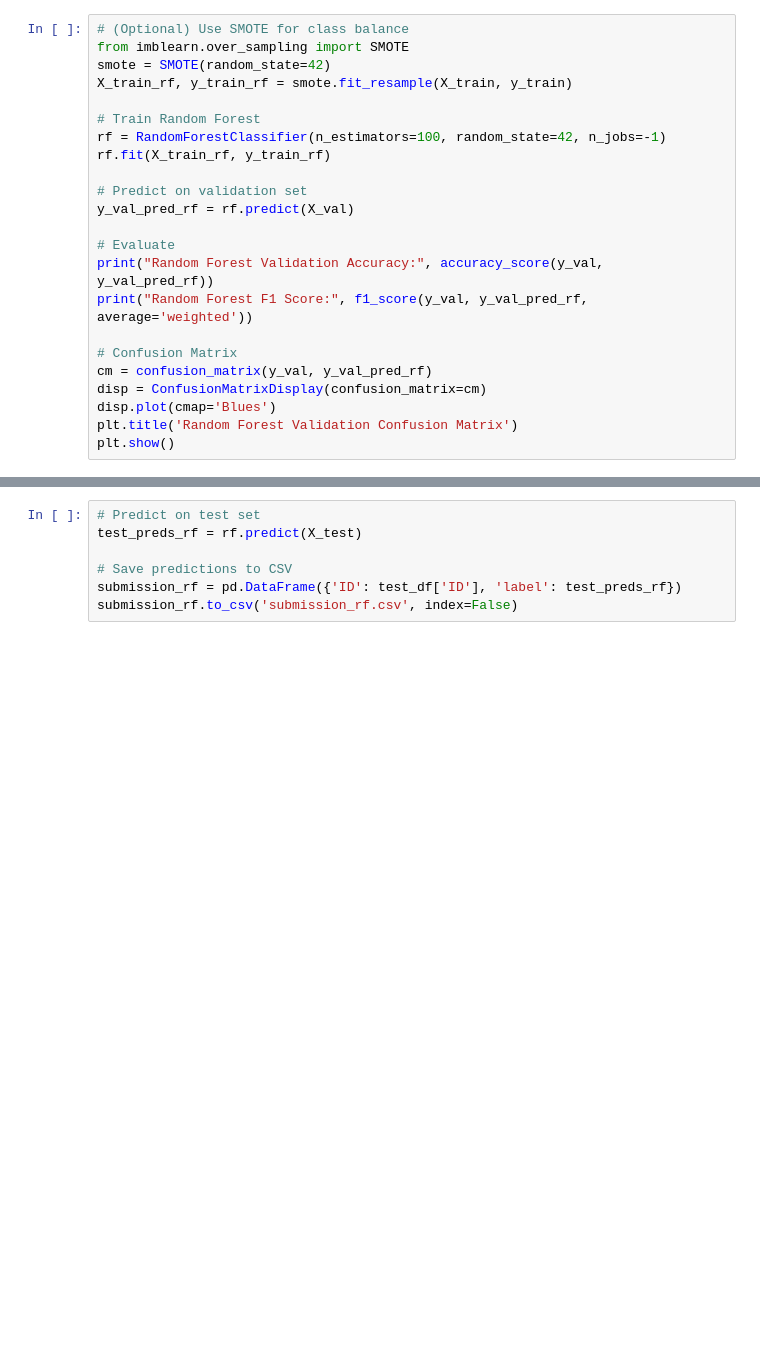
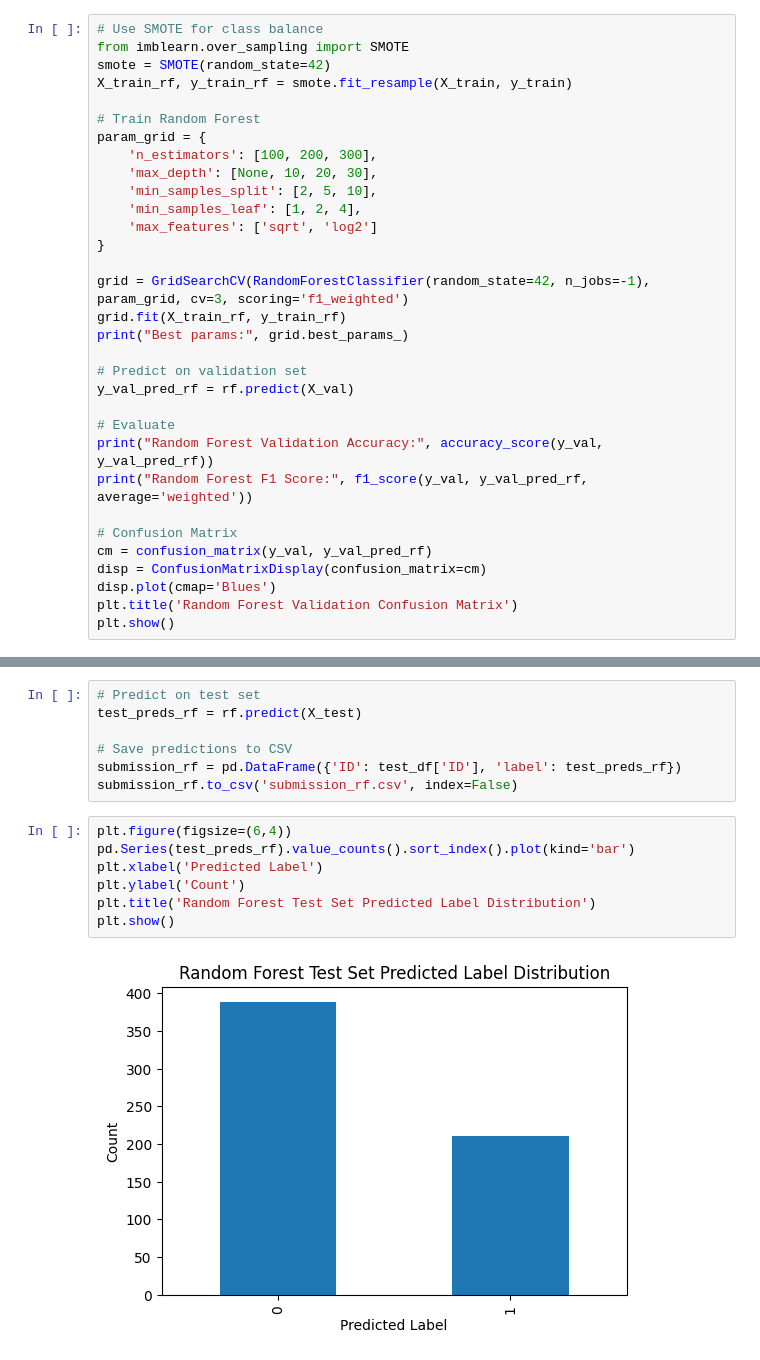
Before and after one commit to AI-Moguls/Week8_AI_For_SoftwareEngineering-, a Jupyter notebook: index.ipynb, the cells around one changed output, grey strips where cells are left out. Cells and saved outputs as stored; diff of their text form; blank space fills up the shorter version.

```diff
--- a/index.ipynb
+++ b/index.ipynb
@@ -607,14 +603,23 @@ print(np.unique(y_val_pred, return_counts=True))
 # %% [markdown]
 ### Random Forest Model
 # %%
-# (Optional) Use SMOTE for class balance
+# Use SMOTE for class balance
 from imblearn.over_sampling import SMOTE
 smote = SMOTE(random_state=42)
 X_train_rf, y_train_rf = smote.fit_resample(X_train, y_train)
 
 # Train Random Forest
-rf = RandomForestClassifier(n_estimators=100, random_state=42, n_jobs=-1)
-rf.fit(X_train_rf, y_train_rf)
+param_grid = {
+    'n_estimators': [100, 200, 300],
+    'max_depth': [None, 10, 20, 30],
+    'min_samples_split': [2, 5, 10],
+    'min_samples_leaf': [1, 2, 4],
+    'max_features': ['sqrt', 'log2']
+}
+
+grid = GridSearchCV(RandomForestClassifier(random_state=42, n_jobs=-1), param_grid, cv=3, scoring='f1_weighted')
+grid.fit(X_train_rf, y_train_rf)
+print("Best params:", grid.best_params_)
 
 # Predict on validation set
 y_val_pred_rf = rf.predict(X_val)
@@ -640,3 +646,12 @@ test_preds_rf = rf.predict(X_test)
 # Save predictions to CSV
 submission_rf = pd.DataFrame({'ID': test_df['ID'], 'label': test_preds_rf})
 submission_rf.to_csv('submission_rf.csv', index=False)
+# %%
+plt.figure(figsize=(6,4))
+pd.Series(test_preds_rf).value_counts().sort_index().plot(kind='bar')
+plt.xlabel('Predicted Label')
+plt.ylabel('Count')
+plt.title('Random Forest Test Set Predicted Label Distribution')
+plt.show()
+# %% [output]
+[figure, added]
```
Also changed, not shown: parts of 3 cells of this notebook.
